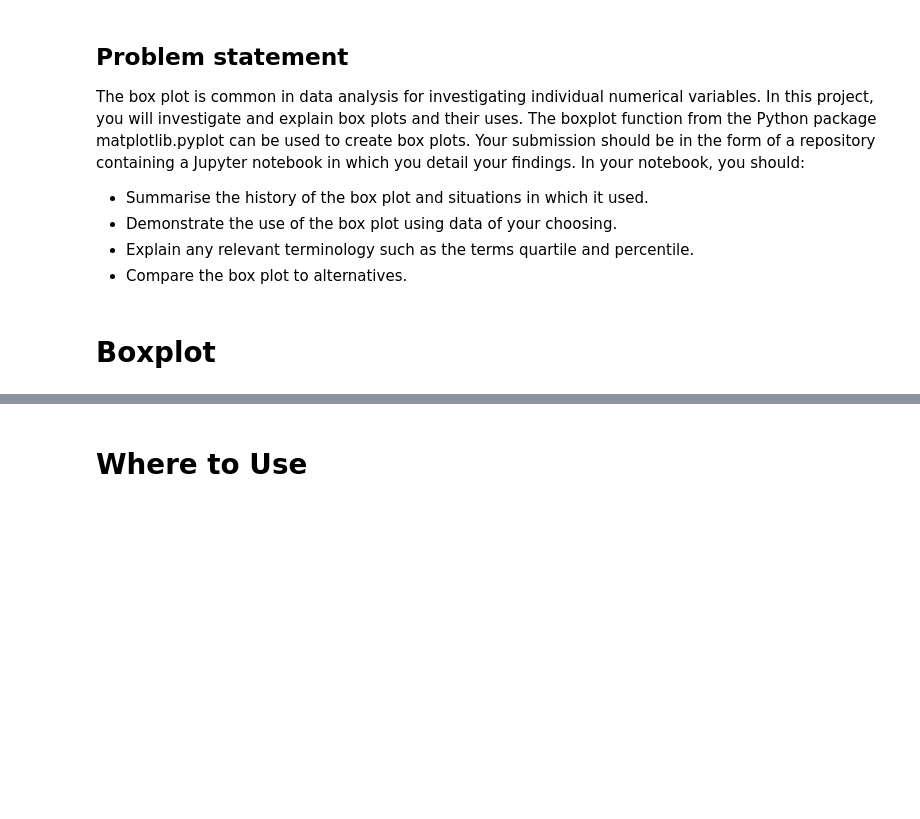
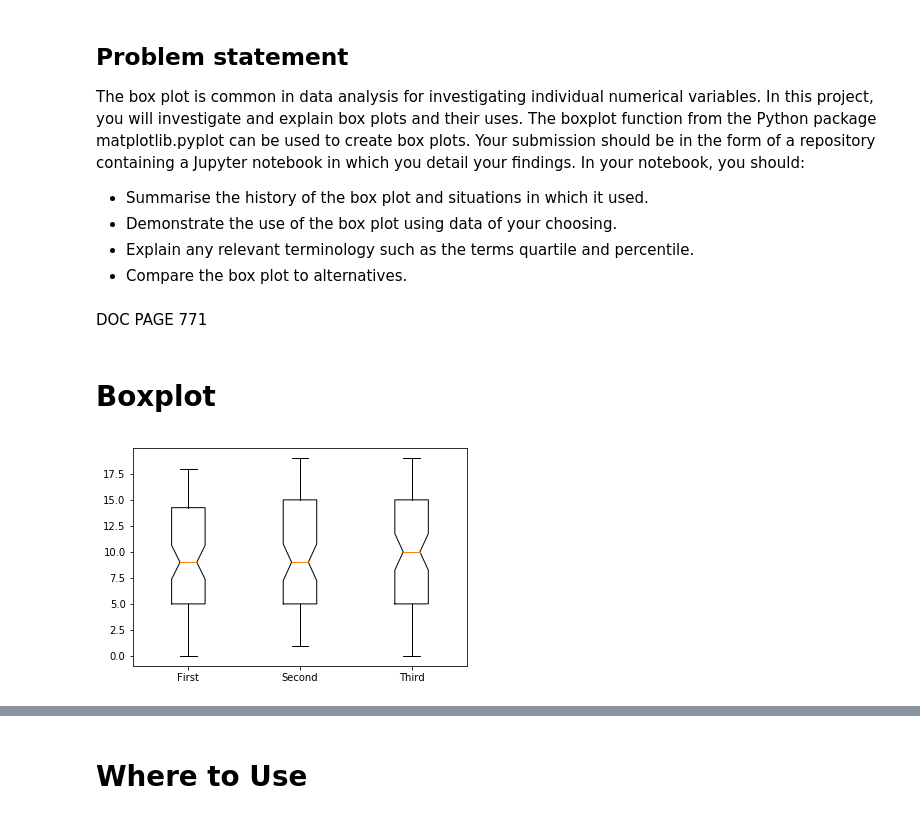
Before and after one commit to healyshane/project-fundamentals_of_data_analysis, a Jupyter notebook: Project.ipynb, the cells around one changed output, grey strips where cells are left out. Cells and saved outputs as stored; diff of their text form; code cells hidden in the pictures; blank space fills up the shorter version.

```diff
--- a/Project.ipynb
+++ b/Project.ipynb
@@ -18,5 +11,7 @@ which you detail your findings. In your notebook, you should:
 * Demonstrate the use of the box plot using data of your choosing.
 * Explain any relevant terminology such as the terms quartile and percentile.
 * Compare the box plot to alternatives.
+# %% [markdown]
+DOC PAGE 771
 # %% [markdown]
 # Boxplot
@@ -22,0 +21,7 @@ which you detail your findings. In your notebook, you should:
+# %%
+a = np.random.randint(0,20,(80,3))
+b=list(a)
+# %%
+plt.boxplot(a, notch = True, sym = "+", vert = True, whis = 45, labels = ("First", "Second", "Third"));
+# %% [output]
+[figure, added]
```
Also changed, not shown: parts of 20 cells of this notebook.
